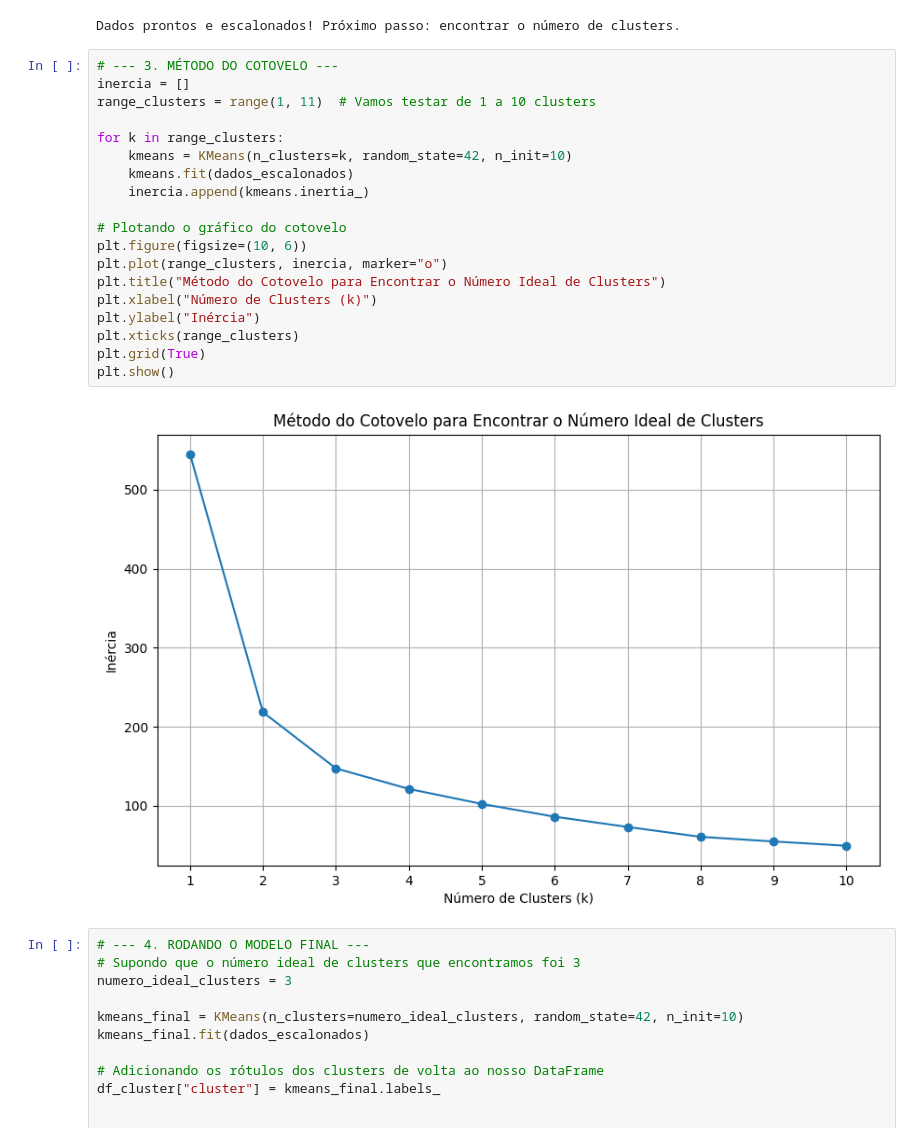
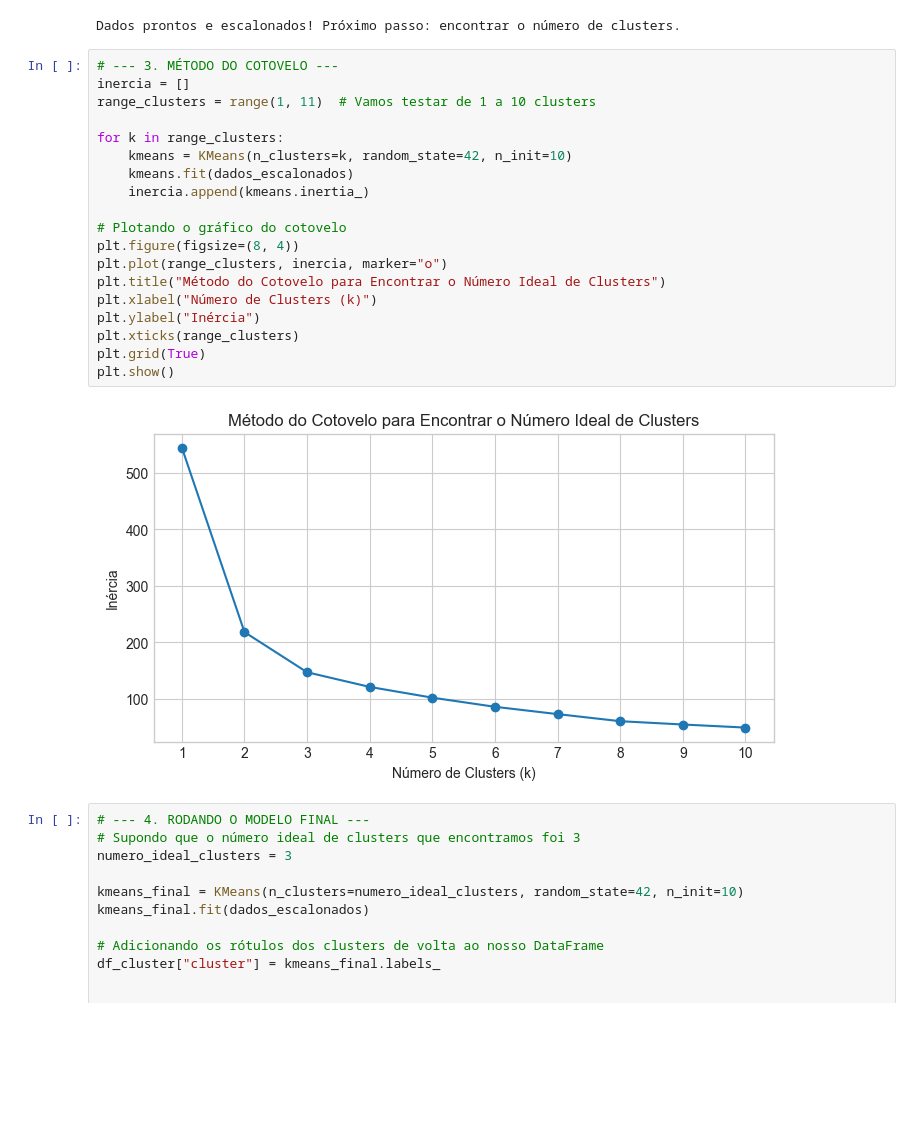
Before and after one commit to joaomts/-strava_analytics, a Jupyter notebook: analises_provas.ipynb, the cells around one changed output. Drawn from its saved outputs; the diff is of its cells as text; blank space fills up the shorter version.

```diff
--- a/analises_provas.ipynb
+++ b/analises_provas.ipynb
@@ -1727,24 +1995,24 @@ Dados prontos e escalonados! Próximo passo: encontrar o número de clusters.
 # %%
 # --- 3. MÉTODO DO COTOVELO ---
 inercia = []
 range_clusters = range(1, 11)  # Vamos testar de 1 a 10 clusters
 
 for k in range_clusters:
     kmeans = KMeans(n_clusters=k, random_state=42, n_init=10)
     kmeans.fit(dados_escalonados)
     inercia.append(kmeans.inertia_)
 
 # Plotando o gráfico do cotovelo
-plt.figure(figsize=(10, 6))
+plt.figure(figsize=(8, 4))
 plt.plot(range_clusters, inercia, marker="o")
 plt.title("Método do Cotovelo para Encontrar o Número Ideal de Clusters")
 plt.xlabel("Número de Clusters (k)")
 plt.ylabel("Inércia")
 plt.xticks(range_clusters)
 plt.grid(True)
 plt.show()
 # %% [output]
-[figure, old version]
+[figure, new version]
 # %%
 # --- 4. RODANDO O MODELO FINAL ---
 # Supondo que o número ideal de clusters que encontramos foi 3
```
Also changed, not shown: parts of 57 cells of this notebook, 2 other files.
